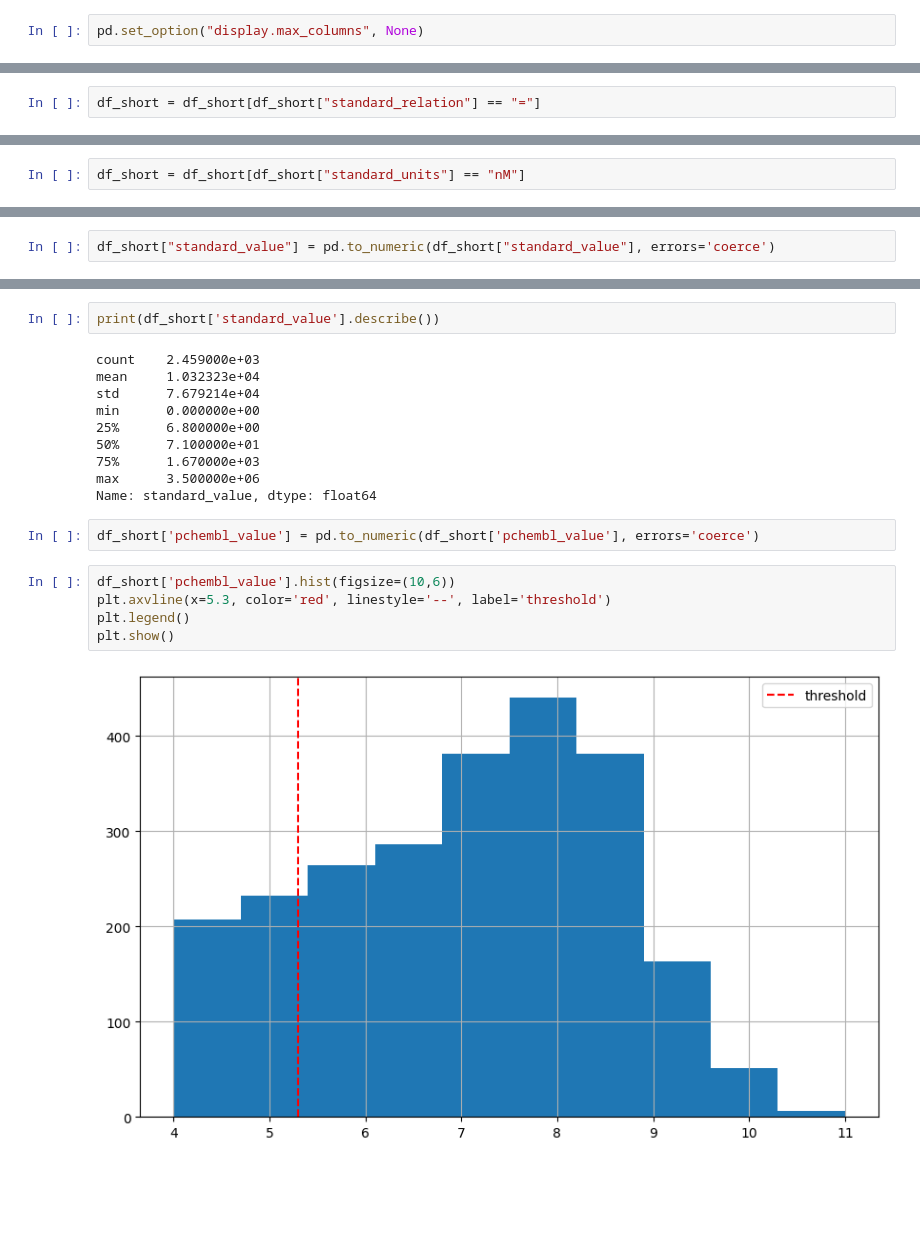
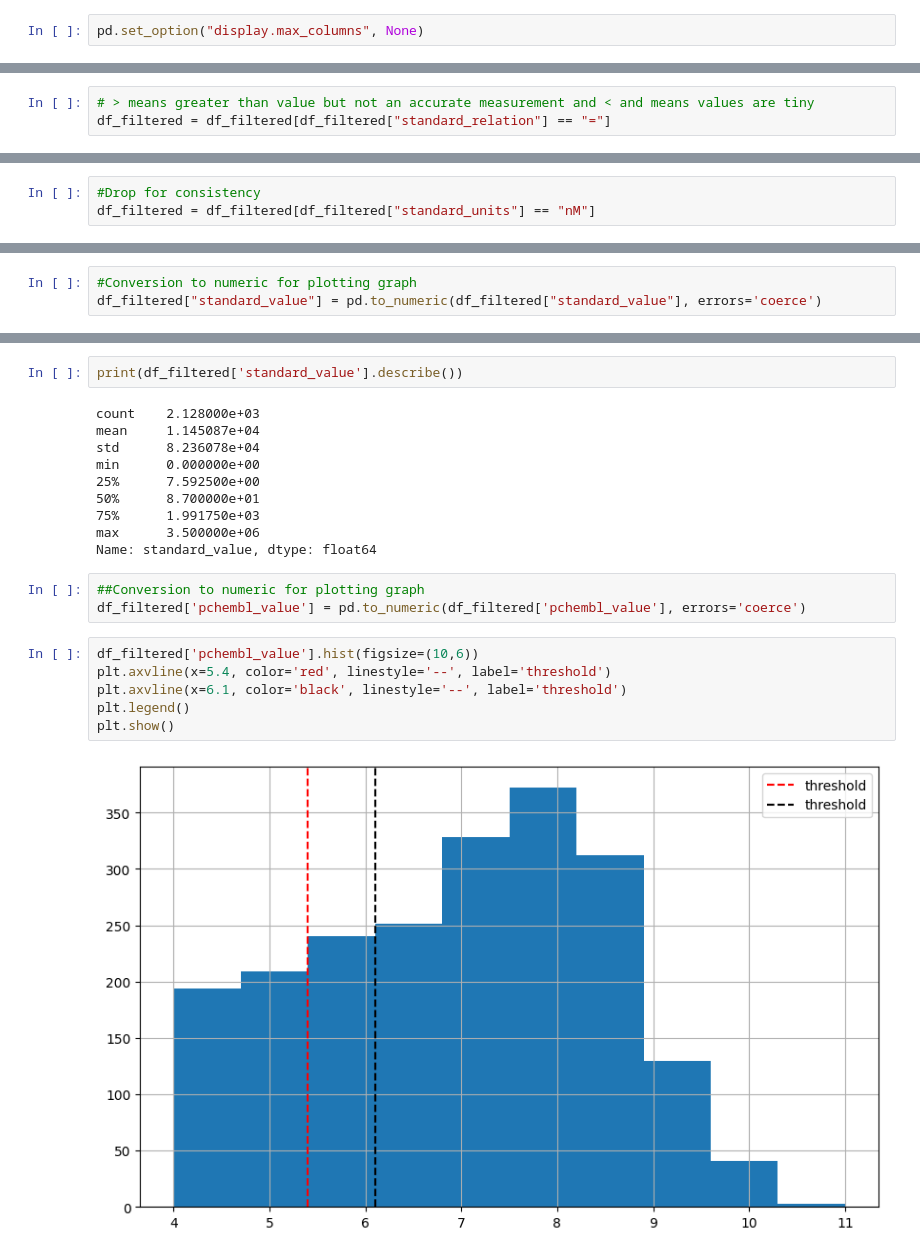
Before and after one commit to syedasonianaz/drug_discovery_mmp9, a Jupyter notebook: machine_learning/drug_discovery/notebook/drug_discovery.ipynb, the cells around one changed output, grey strips where cells are left out. Saved outputs shown, nothing was run; the diff lists cells and outputs as text; blank space fills up the shorter version.

```diff
--- a/machine_learning/drug_discovery/notebook/drug_discovery.ipynb
+++ b/machine_learning/drug_discovery/notebook/drug_discovery.ipynb
@@ -144,3 +138,4 @@ See the caveats in the documentation: https://pandas.pydata.org/pandas-docs/stab
 # %%
-df_short = df_short[df_short["standard_relation"] == "="]
+# > means greater than value but not an accurate measurement and < and means values are tiny
+df_filtered = df_filtered[df_filtered["standard_relation"] == "="]
 # %%
@@ -152,4 +147,5 @@ ug.mL-1       5
 Name: count, dtype: int64
 # %%
-df_short = df_short[df_short["standard_units"] == "nM"]
+#Drop for consistency
+df_filtered = df_filtered[df_filtered["standard_units"] == "nM"]
 # %%
@@ -172,3 +168,4 @@ memory usage: 153.7+ KB
 # %%
-df_short["standard_value"] = pd.to_numeric(df_short["standard_value"], errors='coerce')
+#Conversion to numeric for plotting graph
+df_filtered["standard_value"] = pd.to_numeric(df_filtered["standard_value"], errors='coerce')
 # %%
@@ -181,22 +176,24 @@ plt.show()
 # %%
-print(df_short['standard_value'].describe())
+print(df_filtered['standard_value'].describe())
 # %% [output]
-count    2.459000e+03
-mean     1.032323e+04
-std      7.679214e+04
+count    2.128000e+03
+mean     1.145087e+04
+std      8.236078e+04
 min      0.000000e+00
-25%      6.800000e+00
-50%      7.100000e+01
-75%      1.670000e+03
+25%      7.592500e+00
+50%      8.700000e+01
+75%      1.991750e+03
 max      3.500000e+06
 Name: standard_value, dtype: float64
 # %%
-df_short['pchembl_value'] = pd.to_numeric(df_short['pchembl_value'], errors='coerce')
+##Conversion to numeric for plotting graph
+df_filtered['pchembl_value'] = pd.to_numeric(df_filtered['pchembl_value'], errors='coerce')
 # %%
-df_short['pchembl_value'].hist(figsize=(10,6))
-plt.axvline(x=5.3, color='red', linestyle='--', label='threshold')
+df_filtered['pchembl_value'].hist(figsize=(10,6))
+plt.axvline(x=5.4, color='red', linestyle='--', label='threshold')
+plt.axvline(x=6.1, color='black', linestyle='--', label='threshold')
 plt.legend()
 plt.show()
 # %% [output]
-[figure, old version]
+[figure, new version]
 # %%
```
Also changed, not shown: parts of 30 cells of this notebook, 1 other file.
